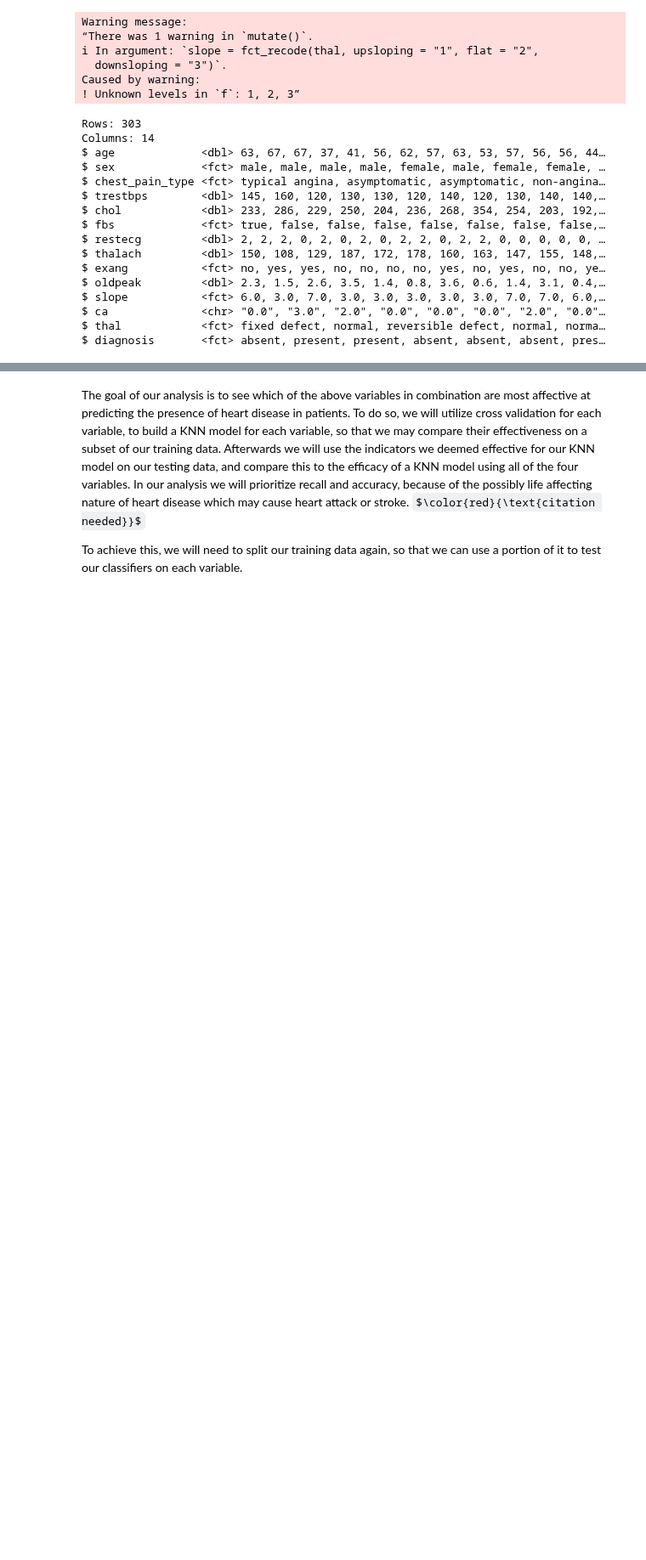
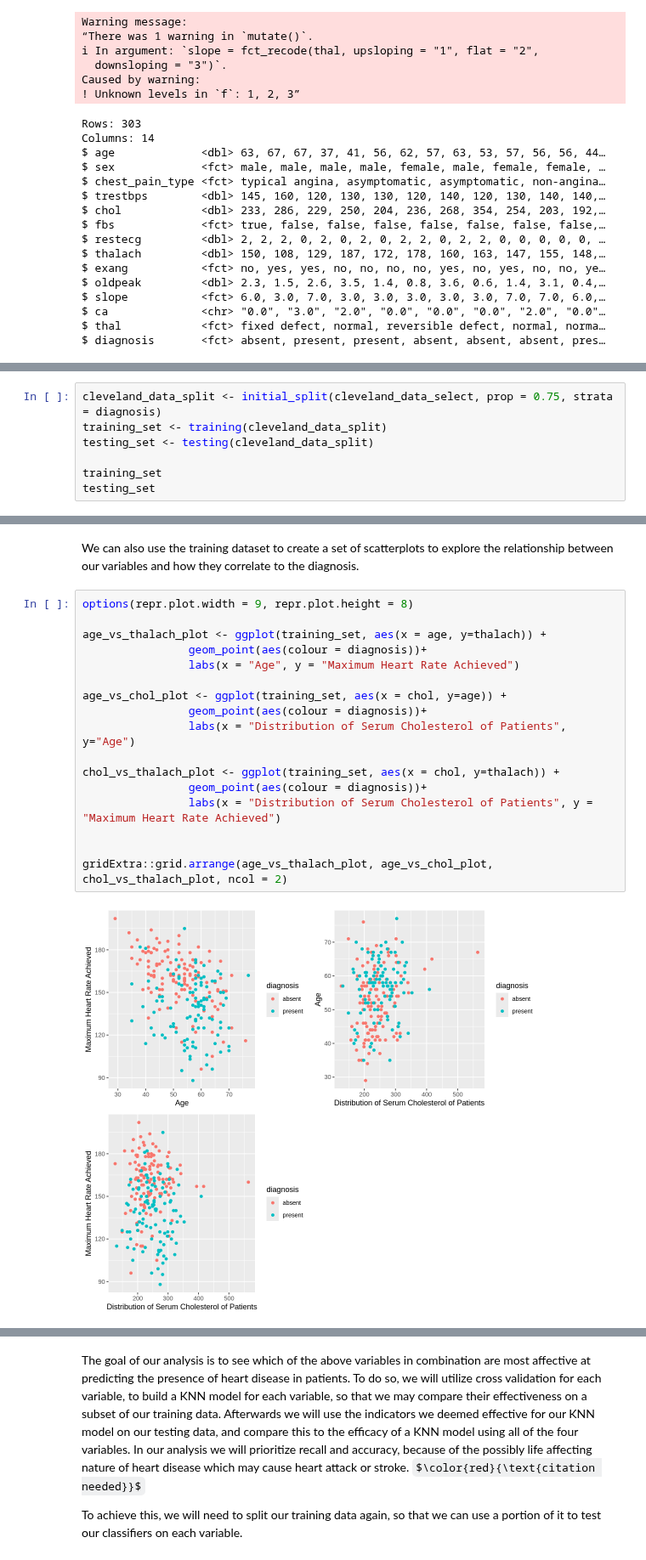
Before and after one commit to Nitro-87/Group-2-Project-Proposal, a Jupyter notebook: Project-Report.ipynb, the cells around one changed output, grey strips where cells are left out. Shown at 85% size. Saved outputs shown, nothing was run; the diff lists cells and outputs as text; some formulas as TeX source; blank space fills up the shorter version.

Commit message:
Added exploratory scatterplots

```diff
--- a/Project-Report.ipynb
+++ b/Project-Report.ipynb
@@ -182,0 +208,7 @@ By the end of this analysis, we expect to gain insight into the complex relation
+# %%
+cleveland_data_split <- initial_split(cleveland_data_select, prop = 0.75, strata = diagnosis)
+training_set <- training(cleveland_data_split)
+testing_set <- testing(cleveland_data_split)
+
+training_set
+testing_set
@@ -182,0 +259,21 @@ By the end of this analysis, we expect to gain insight into the complex relation
+# %% [markdown]
+We can also use the training dataset to create a set of scatterplots to explore the relationship between our variables and how they correlate to the diagnosis.
+# %%
+options(repr.plot.width = 9, repr.plot.height = 8)
+
+age_vs_thalach_plot <- ggplot(training_set, aes(x = age, y=thalach)) +
+                geom_point(aes(colour = diagnosis))+
+                labs(x = "Age", y = "Maximum Heart Rate Achieved")
+
+age_vs_chol_plot <- ggplot(training_set, aes(x = chol, y=age)) +
+                geom_point(aes(colour = diagnosis))+
+                labs(x = "Distribution of Serum Cholesterol of Patients", y="Age")
+
+chol_vs_thalach_plot <- ggplot(training_set, aes(x = chol, y=thalach)) +
+                geom_point(aes(colour = diagnosis))+
+                labs(x = "Distribution of Serum Cholesterol of Patients", y = "Maximum Heart Rate Achieved")
+
+
+gridExtra::grid.arrange(age_vs_thalach_plot, age_vs_chol_plot, chol_vs_thalach_plot, ncol = 2)
+# %% [output]
+[figure, added]
```
Also changed, not shown: parts of 19 cells of this notebook.
